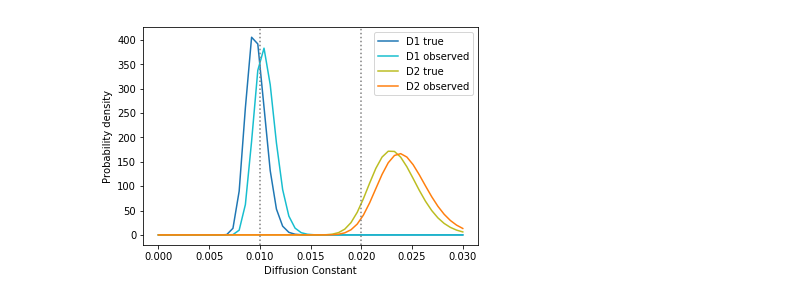
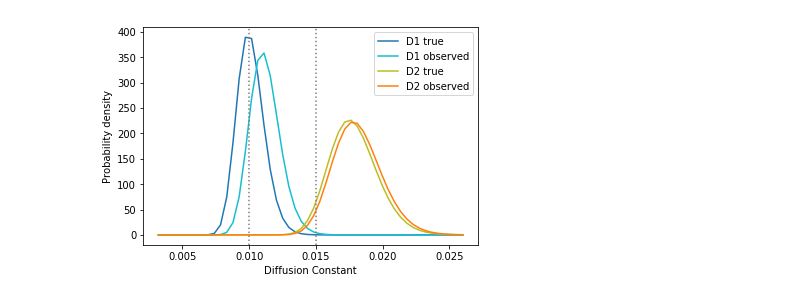
Before and after one commit to AllenCellModeling/diffusive_distinguishability, a Jupyter notebook: diffusive_distinguishability/figure_production.ipynb, the cells around one changed output. Cells and saved outputs as stored; diff of their text form; code cells hidden in the pictures.

```diff
--- a/diffusive_distinguishability/figure_production.ipynb
+++ b/diffusive_distinguishability/figure_production.ipynb
@@ -24,25 +24,25 @@ def plot_2D_ex_traj(D, c):
     plt.legend();
     return df
 # %%
-def draw_all_posteriors(df1, df2):
-
-    xx = np.linspace(0,0.03, 50)
+def draw_all_posteriors(df1, df2, D1, D2):
 
     posterior1t,_a,_b = hd.estimate_diffusion(n_dim = 2, dt = 1, dr = df1['dr'])
     posterior1o,_a,_b = hd.estimate_diffusion(n_dim = 2, dt = 1, dr = df1['dr_obs'])
     posterior2t,_a,_b = hd.estimate_diffusion(n_dim = 2, dt = 1, dr = df2['dr'])
     posterior2o,_a,_b = hd.estimate_diffusion(n_dim = 2, dt = 1, dr = df2['dr_obs'])
 
+    xx = np.linspace(D1-6*posterior1o.std(),D2+6*posterior2o.std(), 50)
 
     plt.plot(xx, posterior1t.pdf(xx), color = palette[0], label = 'D1 true')
     plt.plot(xx, posterior1o.pdf(xx), color = palette[9], label='D1 observed')
     plt.plot(xx, posterior2t.pdf(xx), color = palette[8], label='D2 true')
     plt.plot(xx, posterior2o.pdf(xx), color = palette[1], label='D2 observed')
-    plt.axvline(x=0.01, linestyle=':', color=palette[7])
-    plt.axvline(x=0.02, linestyle=':', color=palette[7])
+    plt.axvline(x=D1, linestyle=':', color=palette[7])
+    plt.axvline(x=D2, linestyle=':', color=palette[7])
     plt.legend()
     plt.xlabel('Diffusion Constant')
     plt.ylabel('Probability density');
 # %%
-df1 = plot_2D_ex_traj(0.01, 1)
+D1 = 0.01
+df1 = plot_2D_ex_traj(D1, 1)
 # %% [output]
@@ -53,0 +50,3 @@ df2 = plot_2D_ex_traj(0.02, 2)
+# %%
+D2 = 1.5*D1
+df2 = plot_2D_ex_traj(D2, 2)
@@ -54,4 +55,4 @@ df2 = plot_2D_ex_traj(0.02, 2)
 # %%
-draw_all_posteriors(df1, df2)
+draw_all_posteriors(df1, df2, D1, D2)
 # %% [output]
-[figure, old version]
+[figure, new version]
```
Also changed, not shown: parts of 3 cells of this notebook.
